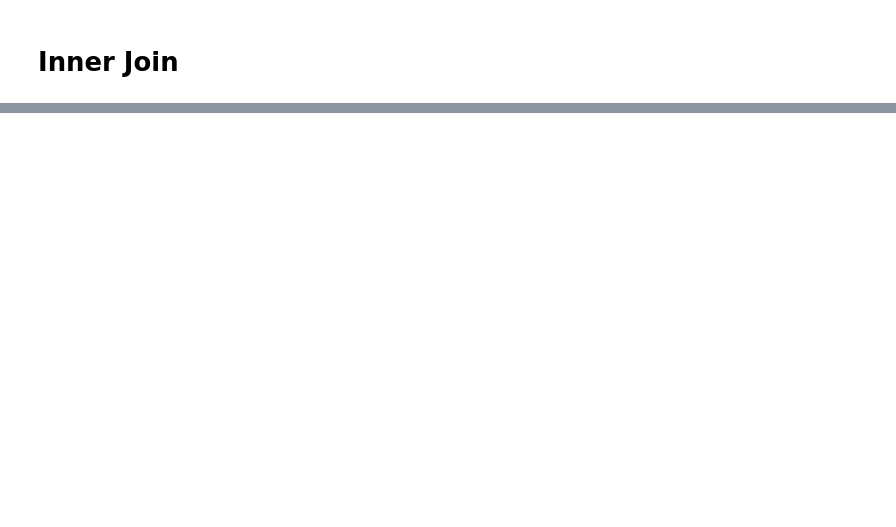
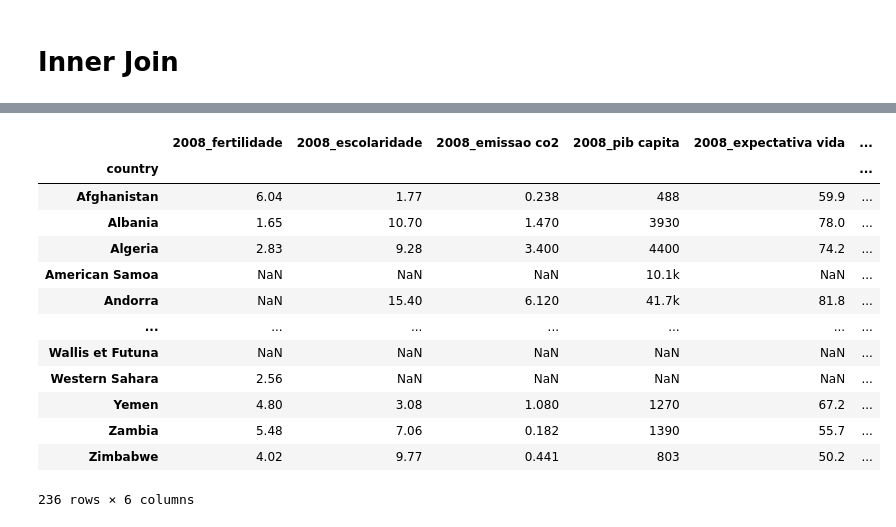
Before and after one commit to drumondpe/Projeto_2_CDados, a Jupyter notebook: Projeto 2.ipynb, the cells around one changed output, grey strips where cells are left out. Drawn from its saved outputs; the diff is of its cells as text; code cells hidden in the pictures; blank space fills up the shorter version.

```diff
--- a/Projeto 2.ipynb
+++ b/Projeto 2.ipynb
@@ -97,0 +59,4 @@ df.head(5)
+# %%
+df1 = fertilidade_index.join(escolaridade_anos_index, how='outer', lsuffix='_fertilidade', rsuffix='_escolaridade')
+df1 = df1[['2008_fertilidade','2008_escolaridade']].copy()
+df1.head()
@@ -97,0 +71,5 @@ df.head(5)
+# %%
+df2 = df1.join(emissao_co2_index, how='outer')
+df2 = df2[['2008_fertilidade','2008_escolaridade', 2008]].copy()
+df2 = df2.rename(columns={2008: '2008_emissao co2'})
+df2
@@ -97,0 +91,5 @@ df.head(5)
+# %%
+df3 = df2.join(pib_capita_index, how='outer')
+df3 = df3[['2008_fertilidade','2008_escolaridade', '2008_emissao co2', 2008]].copy()
+df3 = df3.rename(columns={2008: '2008_pib capita'})
+df3
@@ -97,0 +111,5 @@ df.head(5)
+# %%
+df4 = df3.join(expectativa_vida_index, how='outer')
+df4 = df4[['2008_fertilidade','2008_escolaridade', '2008_emissao co2', '2008_pib capita', 2008]].copy()
+df4 = df4.rename(columns={2008: '2008_expectativa vida'})
+df4
@@ -97,0 +131,20 @@ df.head(5)
+# %%
+df5 = df4.join(densidade_populacional_index, how='outer')
+df5 = df5[['2008_fertilidade','2008_escolaridade', '2008_emissao co2', '2008_pib capita', '2008_expectativa vida', 2008]].copy()
+df5 = df5.rename(columns={2008: '2008_densidade populacional'})
+df5
+# %% [output]
+|  | 2008_fertilidade | 2008_escolaridade | 2008_emissao co2 | 2008_pib capita | 2008_expectativa vida | ... |
+| country |  |  |  |  |  | ... |
+| Afghanistan | 6.04 | 1.77 | 0.238 | 488 | 59.9 | ... |
+| Albania | 1.65 | 10.70 | 1.470 | 3930 | 78.0 | ... |
+| Algeria | 2.83 | 9.28 | 3.400 | 4400 | 74.2 | ... |
+| American Samoa | NaN | NaN | NaN | 10.1k | NaN | ... |
+| Andorra | NaN | 15.40 | 6.120 | 41.7k | 81.8 | ... |
+| ... | ... | ... | ... | ... | ... | ... |
+| Wallis et Futuna | NaN | NaN | NaN | NaN | NaN | ... |
+| Western Sahara | 2.56 | NaN | NaN | NaN | NaN | ... |
+| Yemen | 4.80 | 3.08 | 1.080 | 1270 | 67.2 | ... |
+| Zambia | 5.48 | 7.06 | 0.182 | 1390 | 55.7 | ... |
+| Zimbabwe | 4.02 | 9.77 | 0.441 | 803 | 50.2 | ... |
+236 rows × 6 columns
```
Also changed, not shown: parts of 13 cells of this notebook, 4 other files.
